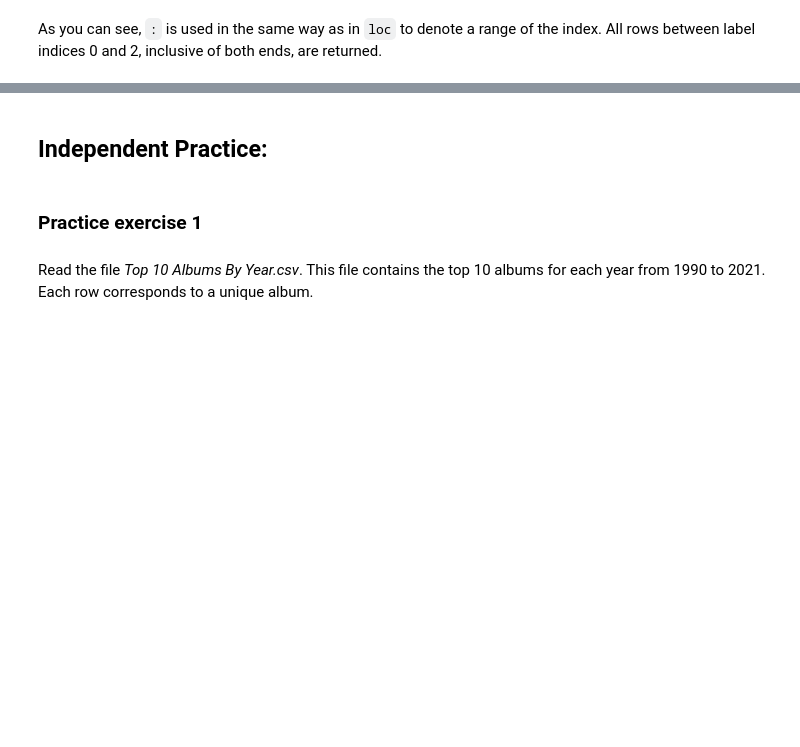
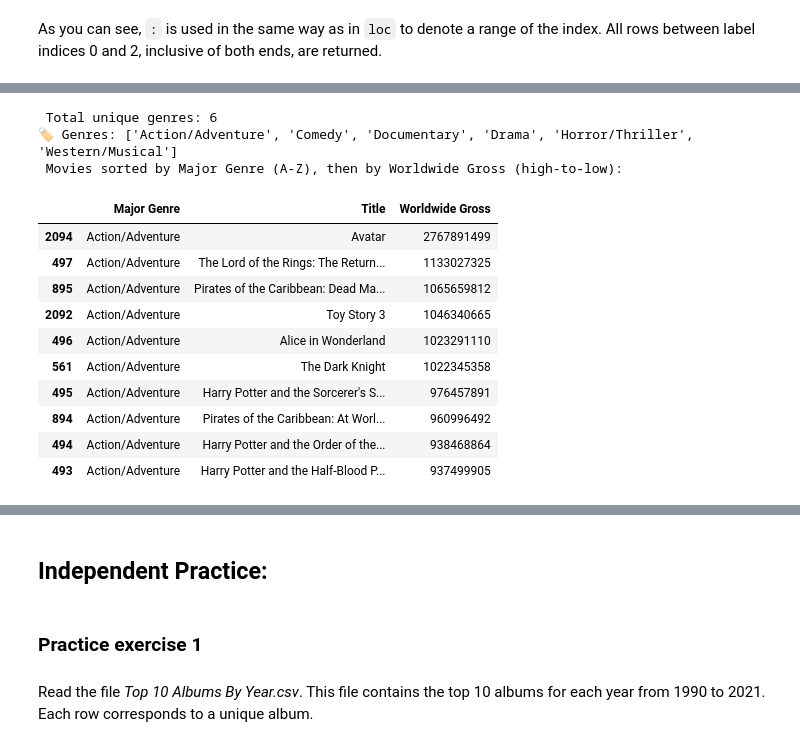
Before and after one commit to Lizhen0909/nu-stat303-1-sec20-coursebook, a Jupyter notebook: Pandas.ipynb, the cells around one changed output, grey strips where cells are left out. Saved outputs shown, nothing was run; the diff lists cells and outputs as text; code cells hidden in the pictures; blank space fills up the shorter version.

```diff
--- a/Pandas.ipynb
+++ b/Pandas.ipynb
@@ -1365,0 +807,28 @@ We can see the top 5 songs most similar to *drivers license* in the *track_name*
+# %%
+# 🎯 Multi-column sorting: Genre (A-Z), then Worldwide Gross (high to low)
+movies_multi_sort = movie_ratings.sort_values(
+    by=['Major Genre', 'Worldwide Gross'],
+    ascending=[True, False]  # Genre A-Z, Gross high-to-low
+)
+
+# 💡 Pro tip: Check how many unique genres we have
+print(f"\n Total unique genres: {movie_ratings['Major Genre'].nunique()}")
+print("🏷️ Genres:", sorted(movie_ratings['Major Genre'].unique()))
+
+print(" Movies sorted by Major Genre (A-Z), then by Worldwide Gross (high-to-low):")
+movies_multi_sort[['Major Genre', 'Title', 'Worldwide Gross']].head(10)
+# %% [output]
+ Total unique genres: 6
+🏷️ Genres: ['Action/Adventure', 'Comedy', 'Documentary', 'Drama', 'Horror/Thriller', 'Western/Musical']
+ Movies sorted by Major Genre (A-Z), then by Worldwide Gross (high-to-low):
+|  | Major Genre | Title | Worldwide Gross |
+| 2094 | Action/Adventure | Avatar | 2767891499 |
+| 497 | Action/Adventure | The Lord of the Rings: The Return... | 1133027325 |
+| 895 | Action/Adventure | Pirates of the Caribbean: Dead Ma... | 1065659812 |
+| 2092 | Action/Adventure | Toy Story 3 | 1046340665 |
+| 496 | Action/Adventure | Alice in Wonderland | 1023291110 |
+| 561 | Action/Adventure | The Dark Knight | 1022345358 |
+| 495 | Action/Adventure | Harry Potter and the Sorcerer's S... | 976457891 |
+| 894 | Action/Adventure | Pirates of the Caribbean: At Worl... | 960996492 |
+| 494 | Action/Adventure | Harry Potter and the Order of the... | 938468864 |
+| 493 | Action/Adventure | Harry Potter and the Half-Blood P... | 937499905 |
```
Also changed, not shown: parts of 269 cells of this notebook, 4 other files.
